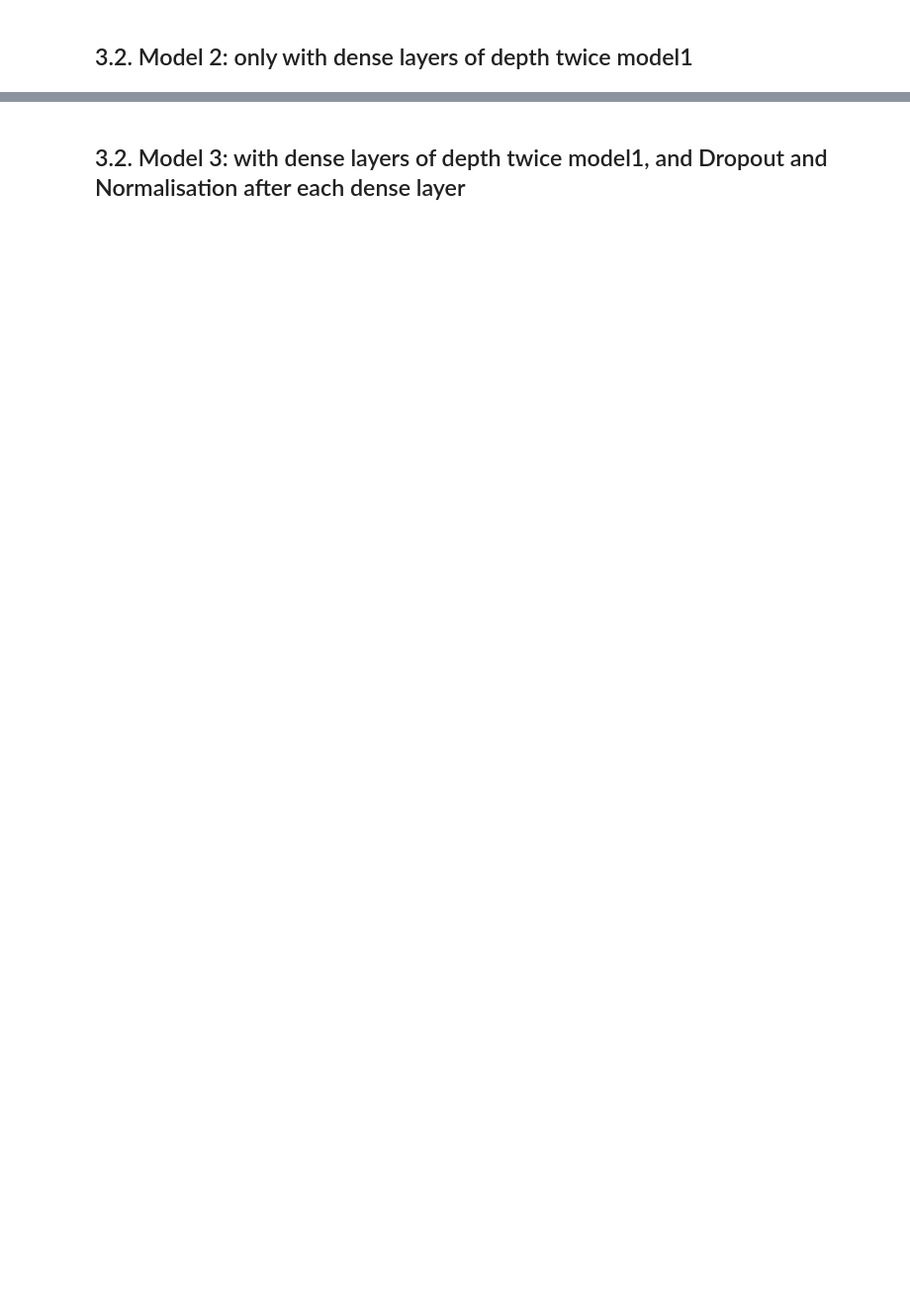
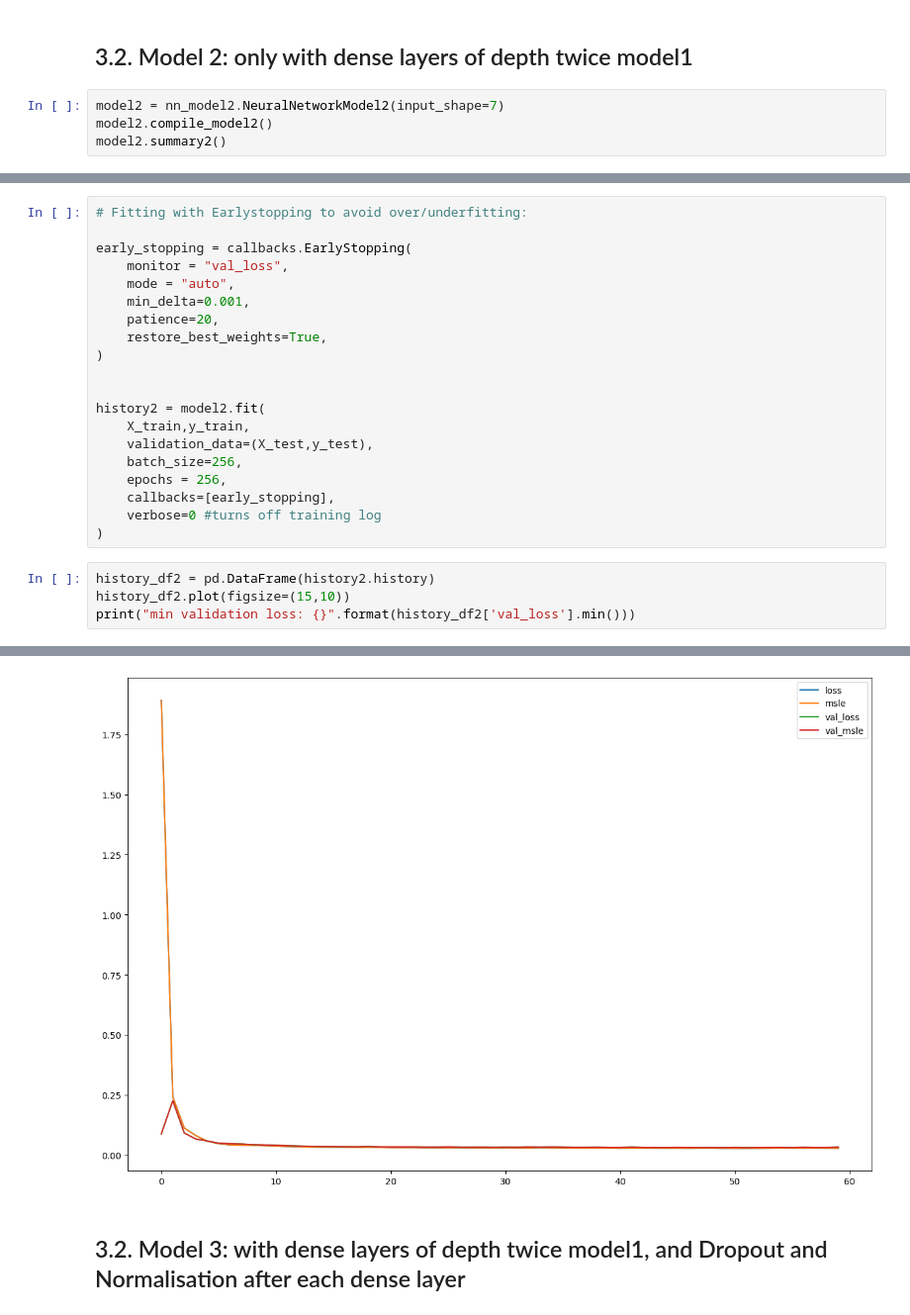
Before and after one commit to rahkooy/Neural-Network-Abalone, a Jupyter notebook: neural-net.ipynb, the cells around one changed output, grey strips where cells are left out. Shown: that part at 99% size. Saved outputs shown, nothing was run; the diff lists cells and outputs as text; blank space fills up the shorter version.

```diff
--- a/neural-net.ipynb
+++ b/neural-net.ipynb
@@ -133,2 +158,6 @@ print("min validation loss: {}".format(history_df['val_loss'].min()))
 # %% [markdown]
 ## 3.2. Model 2: only with dense layers of depth twice model1
+# %%
+model2 = nn_model2.NeuralNetworkModel2(input_shape=7)
+model2.compile_model2()
+model2.summary2()
@@ -134,0 +180,25 @@ print("min validation loss: {}".format(history_df['val_loss'].min()))
+# %%
+# Fitting with Earlystopping to avoid over/underfitting:
+
+early_stopping = callbacks.EarlyStopping(
+    monitor = "val_loss",
+    mode = "auto",
+    min_delta=0.001,
+    patience=20,
+    restore_best_weights=True,
+)
+
+
+history2 = model2.fit(
+    X_train,y_train,
+    validation_data=(X_test,y_test),
+    batch_size=256,
+    epochs = 256,
+    callbacks=[early_stopping],
+    verbose=0 #turns off training log
+)
+# %%
+history_df2 = pd.DataFrame(history2.history)
+history_df2.plot(figsize=(15,10))
+print("min validation loss: {}".format(history_df2['val_loss'].min()))
+# %% [output]
@@ -135,2 +206,3 @@ print("min validation loss: {}".format(history_df['val_loss'].min()))
+[figure, added]
 # %% [markdown]
 ## 3.2. Model 3: with dense layers of depth twice model1, and Dropout and Normalisation after each dense layer
```
Also changed, not shown: parts of 11 cells of this notebook, 9 other files.
